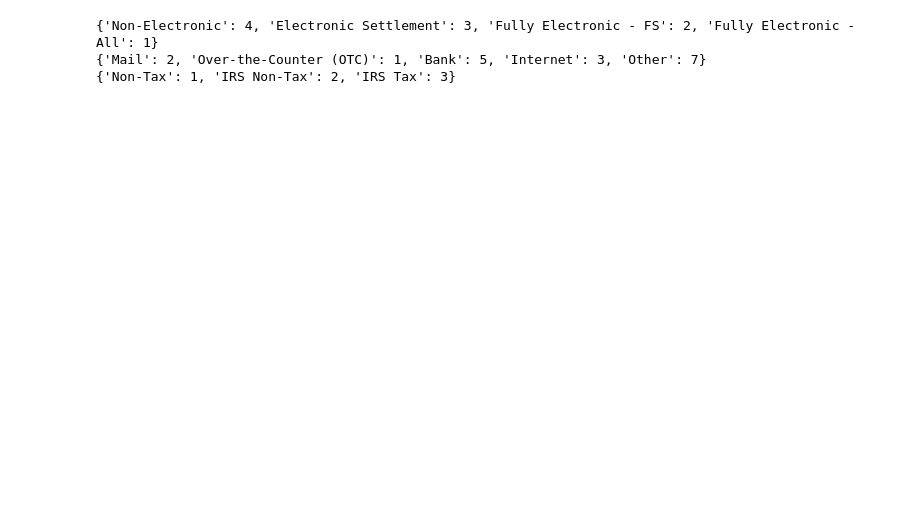
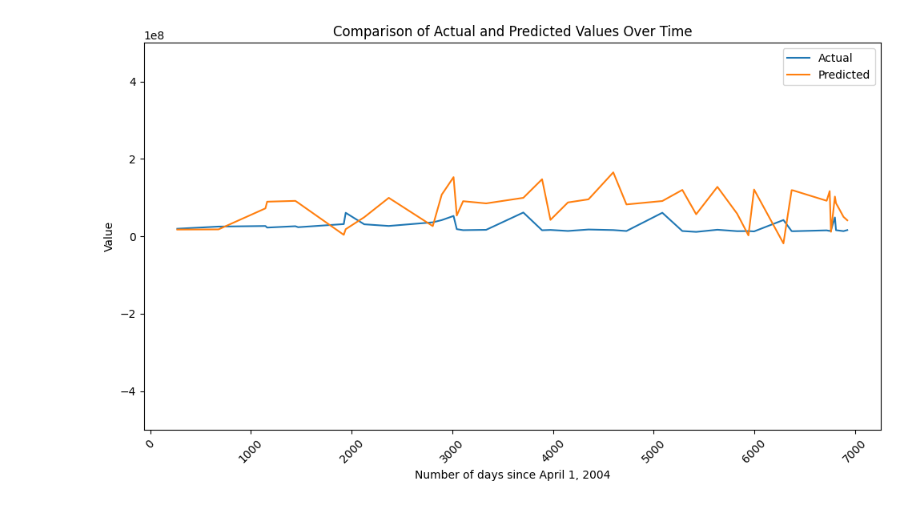
Before and after one commit to rayfin-ucsd/CSE151AGroupProject, a Jupyter notebook: evaluate.ipynb, the cells around one changed output. Cells and saved outputs as stored; diff of their text form; code cells hidden in the pictures; blank space fills up the shorter version.

```diff
--- a/evaluate.ipynb
+++ b/evaluate.ipynb
@@ -11,0 +39,26 @@ model = load_model('model/best_model.keras')
+# %%
+X_selected = X_test_orig[(X_test_orig['Electronic Category ID'] == 1) & (X_test_orig['Channel Type ID'] == 1) & (X_test_orig['Tax Category ID'] == 1)]
+X_selected_processed = np.array(X_preprocessor.transform(X_selected).todense())
+y_selected = y_test_orig.loc[X_selected.index]['Net Collections Amount']
+yhat_selected = model.predict(X_selected_processed)
+yhat_selected = y_scaler.inverse_transform(yhat_selected)
+dates = X_selected['Record Date Discretized']
+df_plot = pd.DataFrame({
+    'Date': dates,
+    'Actual': y_selected,
+    'Predicted': yhat_selected.flatten()
+})
+df_plot_sorted = df_plot.sort_values(by='Date')
+plt.figure(figsize=(10, 6))
+
+plt.plot(df_plot_sorted['Date'], df_plot_sorted['Actual'], label='Actual')
+plt.plot(df_plot_sorted['Date'], df_plot_sorted['Predicted'], label='Predicted')
+plt.ylim([-5e8, 5e8])
+plt.title('Comparison of Actual and Predicted Values Over Time')
+plt.xlabel('Number of days since April 1, 2004')
+plt.ylabel('Value')
+plt.legend()
+plt.xticks(rotation=45)
+plt.tight_layout()
+plt.show()
+# %% [output]
@@ -12,13 +66,10 @@ model = load_model('model/best_model.keras')
+[figure, added]
 # %%
 df = pd.read_csv('USGovtRevCollect_20041001_20231227.csv')
 electronic_dict = pd.Series(df['Electronic Category ID'].values, index=df['Electronic Category Description']).to_dict()
 channel_dict = pd.Series(df['Channel Type ID'].values, index=df['Channel Type Description']).to_dict()
 tax_dict = pd.Series(df['Tax Category ID'].values, index=df['Tax Category Description']).to_dict()
 base_date = df['Record Date'].min()
-
-print(electronic_dict)
-print(channel_dict)
-print(tax_dict)
 
 def evaluate(electronic_type, channel_type, tax_type, fiscal_year, fiscal_quarter, record_date):
     data = pd.DataFrame({})
@@ -49,10 +100,6 @@ def evaluate(electronic_type, channel_type, tax_type, fiscal_year, fiscal_quarte
     prediction = model.predict(X)
     prediction = y_scaler.inverse_transform(prediction)
     return prediction
-# %% [output]
-{'Non-Electronic': 4, 'Electronic Settlement': 3, 'Fully Electronic - FS': 2, 'Fully Electronic - All': 1}
-{'Mail': 2, 'Over-the-Counter (OTC)': 1, 'Bank': 5, 'Internet': 3, 'Other': 7}
-{'Non-Tax': 1, 'IRS Non-Tax': 2, 'IRS Tax': 3}
 # %%
 # electronic_type = {
 #     'Fully Electronic - All': 1,
```
Also changed, not shown: parts of 5 cells of this notebook, 9 other files.
